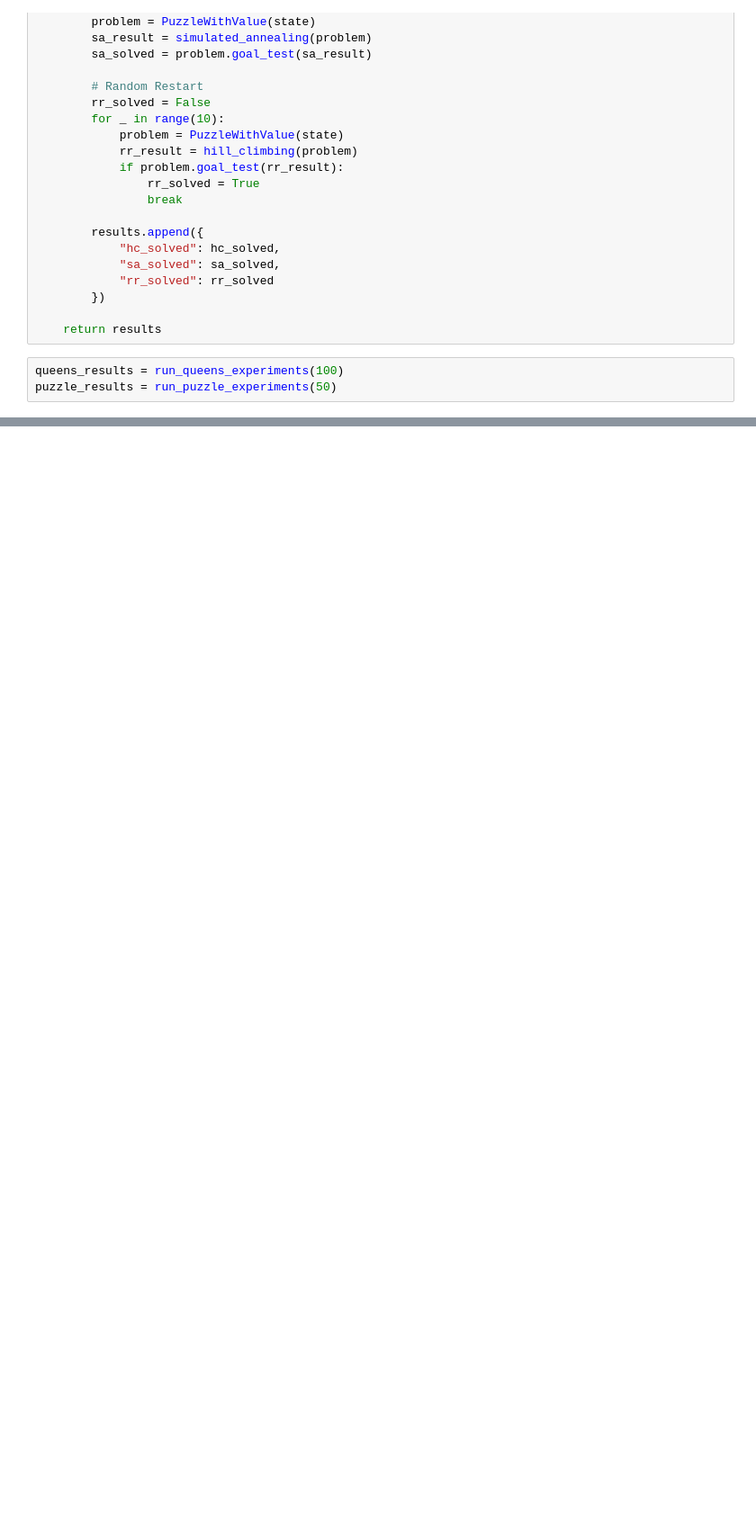
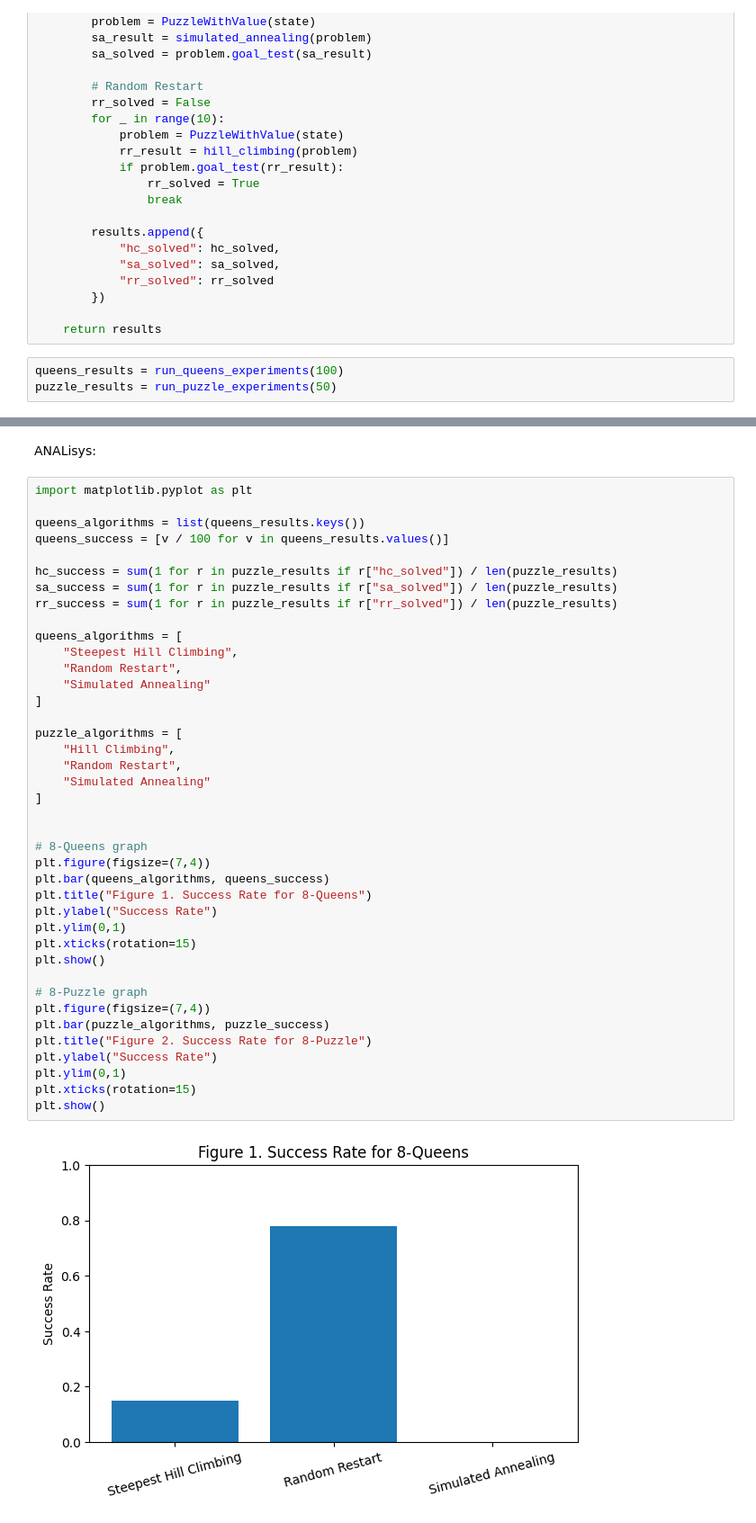
Before and after one commit to ICOM5016-001D-Group-E/PA4, a Jupyter notebook: PA4.ipynb, the cells around one changed output, grey strips where cells are left out. Shown at 90% size. Drawn from its saved outputs; the diff is of its cells as text; blank space fills up the shorter version.

```diff
--- a/PA4.ipynb
+++ b/PA4.ipynb
@@ -152,0 +183,44 @@ Random Restart success: 0.48
+# %% [markdown]
+ANALisys:
+# %%
+import matplotlib.pyplot as plt
+
+queens_algorithms = list(queens_results.keys())
+queens_success = [v / 100 for v in queens_results.values()]
+
+hc_success = sum(1 for r in puzzle_results if r["hc_solved"]) / len(puzzle_results)
+sa_success = sum(1 for r in puzzle_results if r["sa_solved"]) / len(puzzle_results)
+rr_success = sum(1 for r in puzzle_results if r["rr_solved"]) / len(puzzle_results)
+
+queens_algorithms = [
+    "Steepest Hill Climbing",
+    "Random Restart",
+    "Simulated Annealing"
+]
+
+puzzle_algorithms = [
+    "Hill Climbing",
+    "Random Restart",
+    "Simulated Annealing"
+]
+
+
+# 8-Queens graph
+plt.figure(figsize=(7,4))
+plt.bar(queens_algorithms, queens_success)
+plt.title("Figure 1. Success Rate for 8-Queens")
+plt.ylabel("Success Rate")
+plt.ylim(0,1)
+plt.xticks(rotation=15)
+plt.show()
+
+# 8-Puzzle graph
+plt.figure(figsize=(7,4))
+plt.bar(puzzle_algorithms, puzzle_success)
+plt.title("Figure 2. Success Rate for 8-Puzzle")
+plt.ylabel("Success Rate")
+plt.ylim(0,1)
+plt.xticks(rotation=15)
+plt.show()
+# %% [output]
+[figure, added]
```
Also changed, not shown: parts of 3 cells of this notebook.
